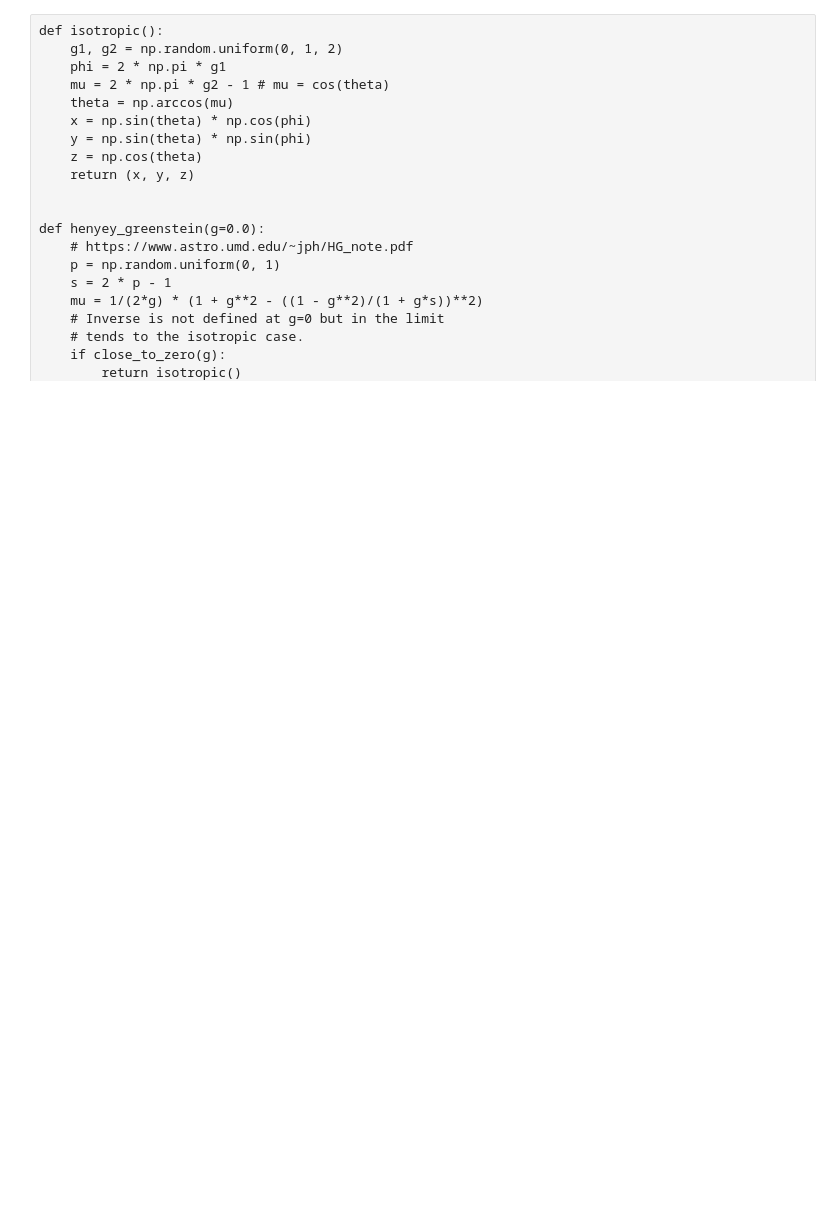
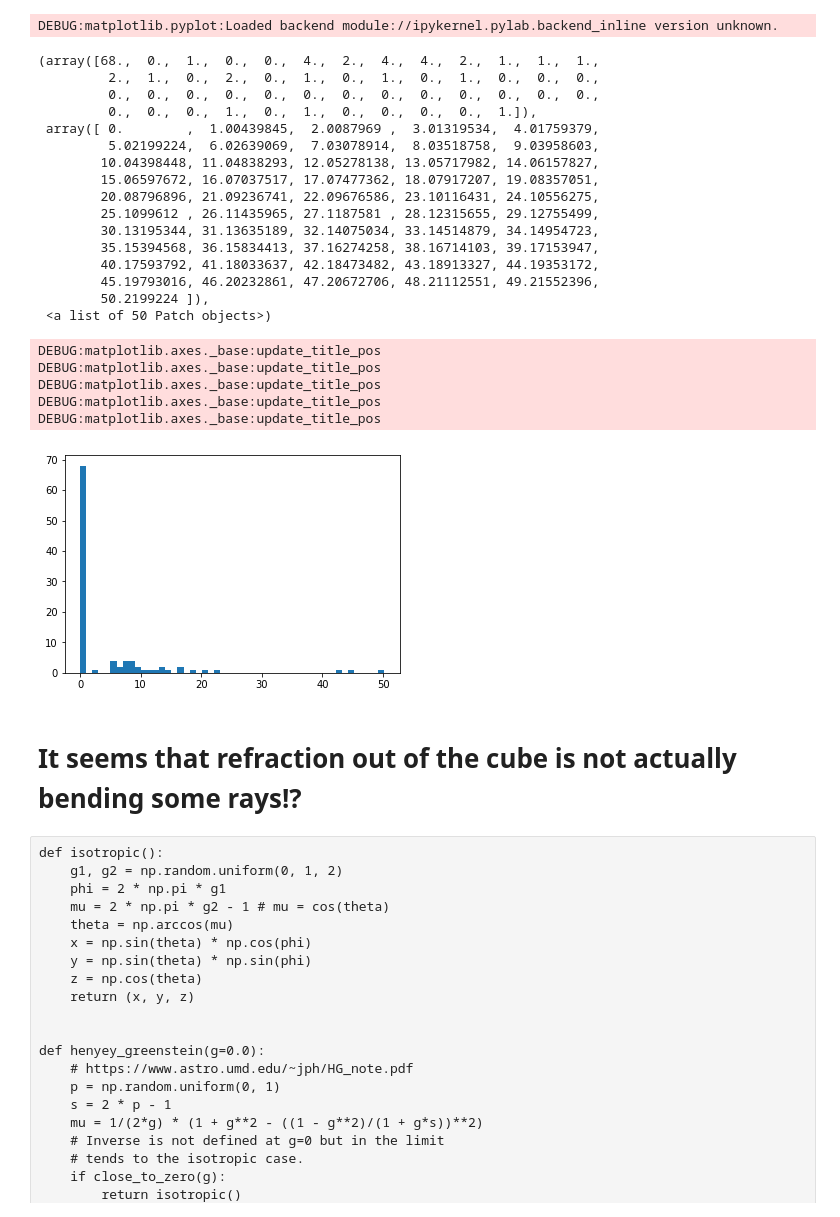
Before and after one commit to danieljfarrell/pvtrace, a Jupyter notebook: Refactor.ipynb, the cells around one changed output. Saved outputs shown, nothing was run; the diff lists cells and outputs as text; code cells hidden in the pictures; blank space fills up the shorter version.

```diff
--- a/Refactor.ipynb
+++ b/Refactor.ipynb
@@ -590,0 +653,35 @@ interface: Node(ball)|Node(world) (hit: Node(ball))
+# %%
+all_history[0][0][0].position, all_history[0][1][0].position
+lengths = []
+for idx in range(len(all_history)):
+    line = np.array([x[0].position for x in all_history[idx][1:-1]])
+    lengths.append(np.sqrt(np.sum((line[1:] - line[:-1])**2, -1)).sum())
+# %%
+import matplotlib.pyplot as plt
+%matplotlib inline
+length_list = [x for x in lengths if x < 100]
+plt.hist(length_list, 50)
+# %% [output]
+DEBUG:matplotlib.pyplot:Loaded backend module://ipykernel.pylab.backend_inline version unknown.
+(array([68.,  0.,  1.,  0.,  0.,  4.,  2.,  4.,  4.,  2.,  1.,  1.,  1.,
+         2.,  1.,  0.,  2.,  0.,  1.,  0.,  1.,  0.,  1.,  0.,  0.,  0.,
+         0.,  0.,  0.,  0.,  0.,  0.,  0.,  0.,  0.,  0.,  0.,  0.,  0.,
+         0.,  0.,  0.,  1.,  0.,  1.,  0.,  0.,  0.,  0.,  1.]),
+ array([ 0.        ,  1.00439845,  2.0087969 ,  3.01319534,  4.01759379,
+         5.02199224,  6.02639069,  7.03078914,  8.03518758,  9.03958603,
+        10.04398448, 11.04838293, 12.05278138, 13.05717982, 14.06157827,
+        15.06597672, 16.07037517, 17.07477362, 18.07917207, 19.08357051,
+        20.08796896, 21.09236741, 22.09676586, 23.10116431, 24.10556275,
+        25.1099612 , 26.11435965, 27.1187581 , 28.12315655, 29.12755499,
+        30.13195344, 31.13635189, 32.14075034, 33.14514879, 34.14954723,
+        35.15394568, 36.15834413, 37.16274258, 38.16714103, 39.17153947,
+        40.17593792, 41.18033637, 42.18473482, 43.18913327, 44.19353172,
+        45.19793016, 46.20232861, 47.20672706, 48.21112551, 49.21552396,
+        50.2199224 ]),
+ <a list of 50 Patch objects>)
+DEBUG:matplotlib.axes._base:update_title_pos
+DEBUG:matplotlib.axes._base:update_title_pos
+DEBUG:matplotlib.axes._base:update_title_pos
+DEBUG:matplotlib.axes._base:update_title_pos
+DEBUG:matplotlib.axes._base:update_title_pos
+[figure, added]
@@ -591,3 +701,5 @@ interface: Node(ball)|Node(world) (hit: Node(ball))
+# %% [markdown]
+# It seems that refraction out of the cube is not actually bending some rays!?
 # %% [raw]
 def isotropic():
     g1, g2 = np.random.uniform(0, 1, 2)
```
Also changed, not shown: parts of 6 cells of this notebook, 10 other files.
